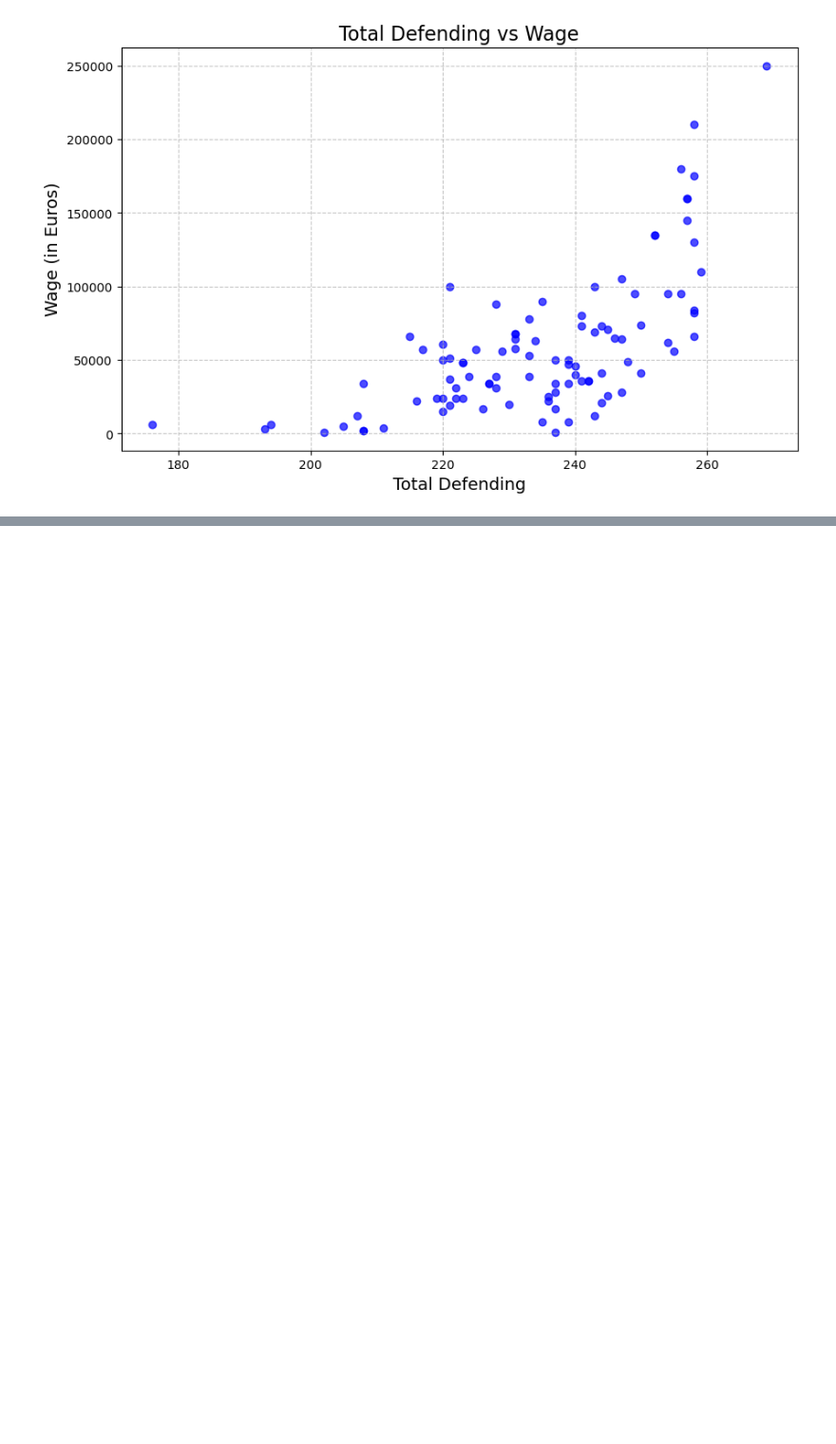
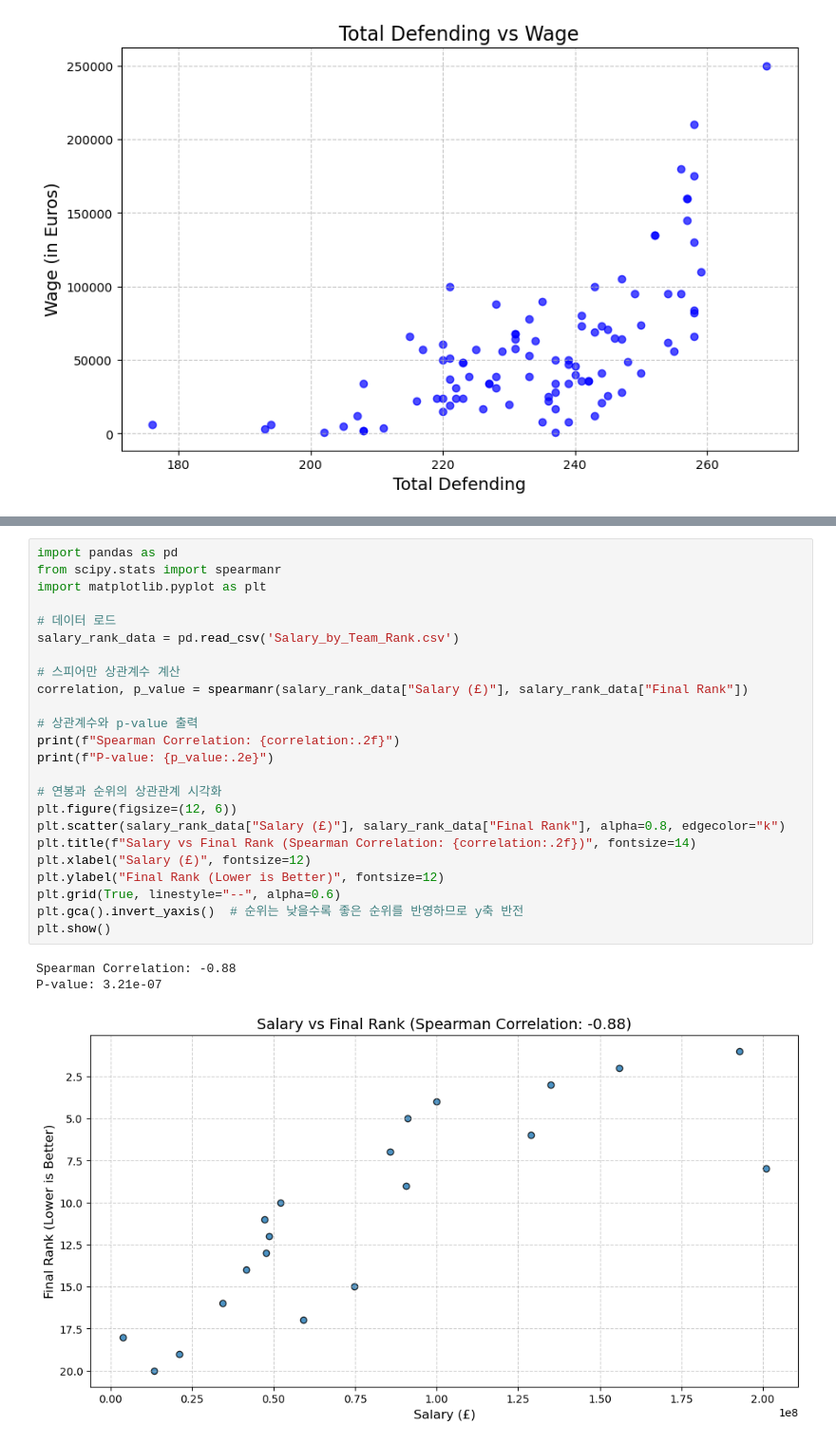
Before and after one commit to choimin0221/data-analytic-programming, a Jupyter notebook: exam1.ipynb, the cells around one changed output, grey strips where cells are left out. Shown at 95% size. Saved outputs shown, nothing was run; the diff lists cells and outputs as text; blank space fills up the shorter version.

```diff
--- a/exam1.ipynb
+++ b/exam1.ipynb
@@ -226,0 +372,28 @@ else:
+# %%
+import pandas as pd
+from scipy.stats import spearmanr
+import matplotlib.pyplot as plt
+
+# 데이터 로드
+salary_rank_data = pd.read_csv('Salary_by_Team_Rank.csv')
+
+# 스피어만 상관계수 계산
+correlation, p_value = spearmanr(salary_rank_data["Salary (£)"], salary_rank_data["Final Rank"])
+
+# 상관계수와 p-value 출력
+print(f"Spearman Correlation: {correlation:.2f}")
+print(f"P-value: {p_value:.2e}")
+
+# 연봉과 순위의 상관관계 시각화
+plt.figure(figsize=(12, 6))
+plt.scatter(salary_rank_data["Salary (£)"], salary_rank_data["Final Rank"], alpha=0.8, edgecolor="k")
+plt.title(f"Salary vs Final Rank (Spearman Correlation: {correlation:.2f})", fontsize=14)
+plt.xlabel("Salary (£)", fontsize=12)
+plt.ylabel("Final Rank (Lower is Better)", fontsize=12)
+plt.grid(True, linestyle="--", alpha=0.6)
+plt.gca().invert_yaxis()  # 순위는 낮을수록 좋은 순위를 반영하므로 y축 반전
+plt.show()
+# %% [output]
+Spearman Correlation: -0.88
+P-value: 3.21e-07
+[figure, added]
```
Also changed, not shown: parts of 6 cells of this notebook.
